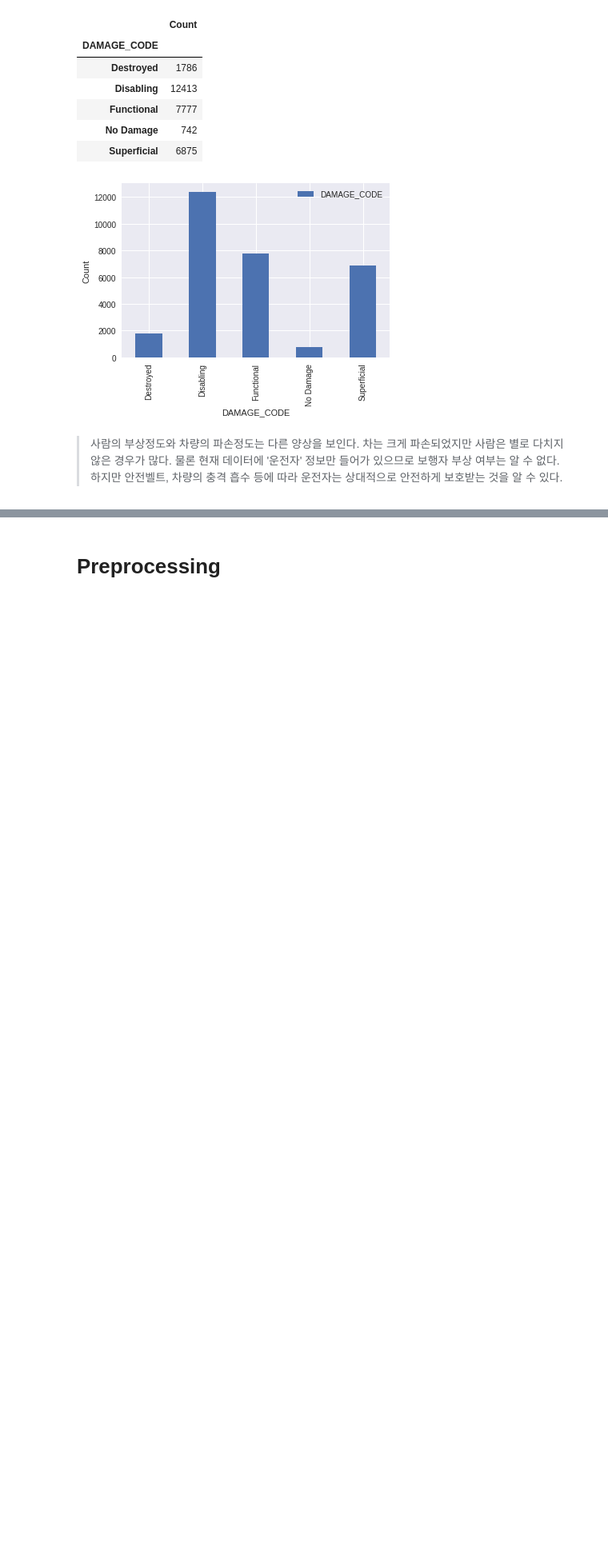
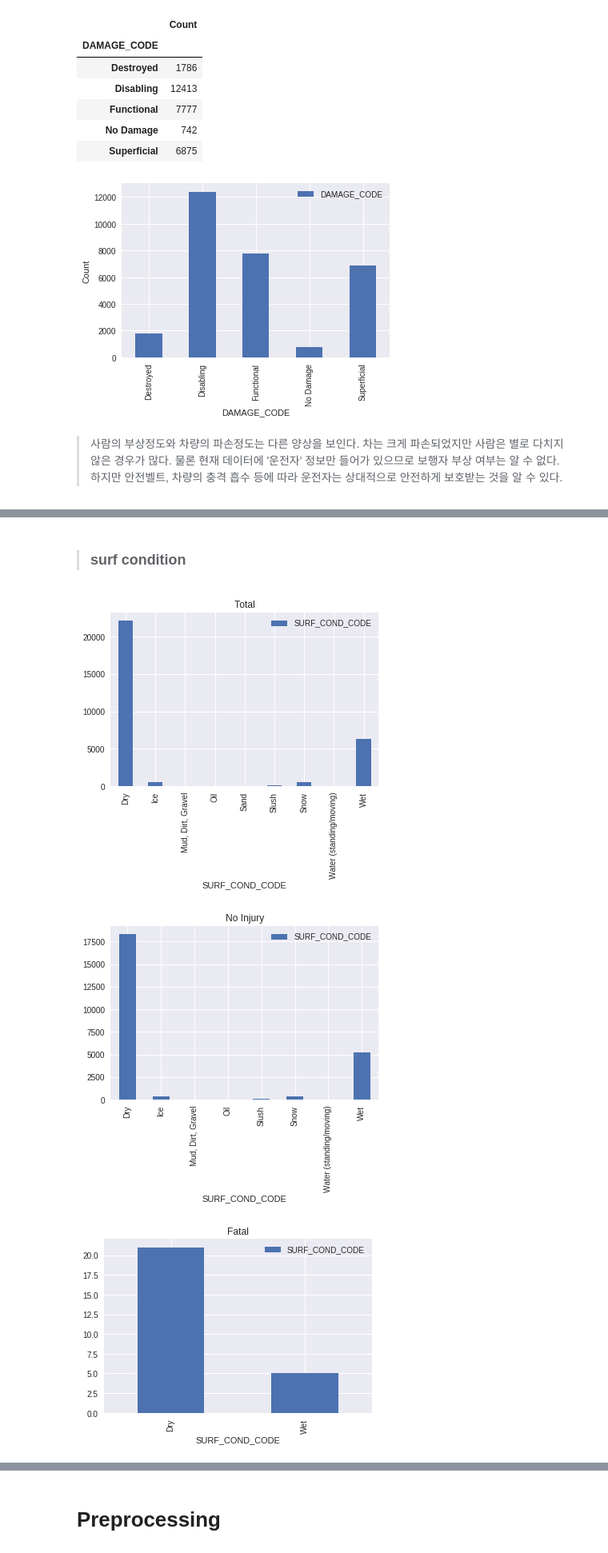
Before and after one commit to wonkim0512/DM, a Jupyter notebook: 06.formulation/06.formulation.ipynb, the cells around one changed output, grey strips where cells are left out. Shown at 80% size. Drawn from its saved outputs; the diff is of its cells as text; code cells hidden in the pictures; blank space fills up the shorter version.

```diff
--- a/06.formulation/06.formulation.ipynb
+++ b/06.formulation/06.formulation.ipynb
@@ -75,0 +164,24 @@ plt.show()
+# %% [markdown]
+> ### surf condition
+# %%
+total_surf_type = df[["SURF_COND_CODE"]].groupby(df['SURF_COND_CODE']).count()
+total_surf_type.plot.bar()
+plt.title("Total")
+
+no_injury_surf_type = no_injury_df[["SURF_COND_CODE"]].groupby(df['SURF_COND_CODE']).count()
+no_injury_surf_type.plot.bar()
+plt.title("No Injury")
+
+fatal_surf_type = fatal_df[["SURF_COND_CODE"]].groupby(df['SURF_COND_CODE']).count()
+fatal_surf_type.plot.bar()
+plt.title("Fatal")
+
+disabled_surf_type = disabled_df[["SURF_COND_CODE"]].groupby(df['SURF_COND_CODE']).count()
+disabled_surf_type.plot.bar()
+plt.title("Disabled")
+
+plt.show()
+# %% [output]
+[figure, added]
+[figure, added]
+[figure, added]
```
Also changed, not shown: parts of 24 cells of this notebook.
